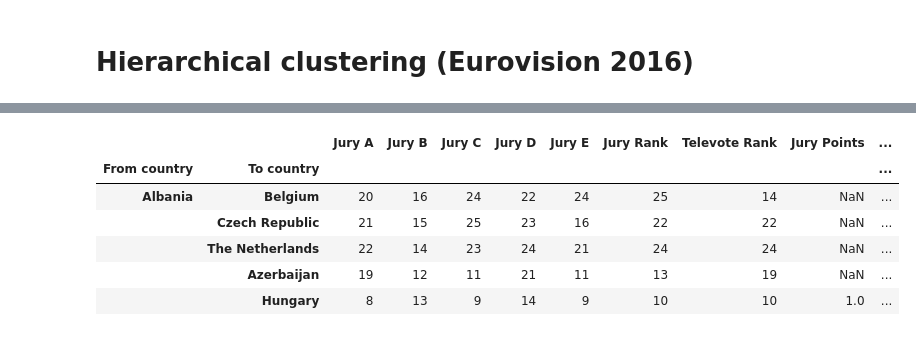
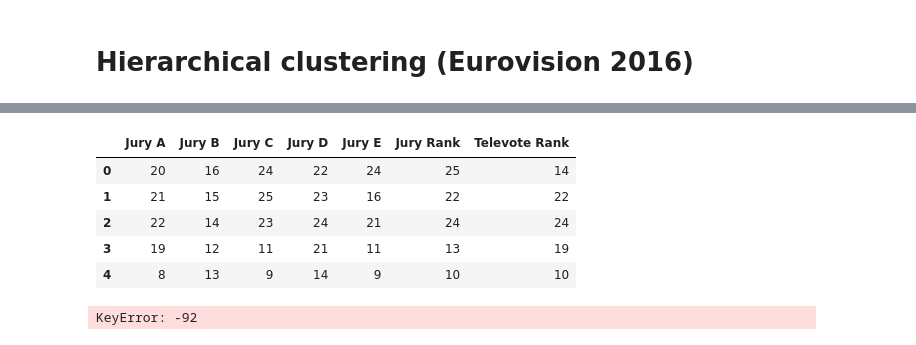
Before and after one commit to cnoza/DataAnalysis, a Jupyter notebook: _Projects/Eurovision/Hierarchies.ipynb, the cells around one changed output, grey strips where cells are left out. Drawn from its saved outputs; the diff is of its cells as text; code cells hidden in the pictures.

```diff
--- a/_Projects/Eurovision/Hierarchies.ipynb
+++ b/_Projects/Eurovision/Hierarchies.ipynb
@@ -3,4 +3,4 @@
 # %%
 import pandas as pd
 
-sample = pd.read_csv('eurovision-2016.csv', index_col=[0,1])
+df = pd.read_csv('eurovision-2016.csv')
@@ -6,0 +13,3 @@ sample = pd.read_csv('eurovision-2016.csv', index_col=[0,1])
+# %%
+samples = df.drop(['From country', 'To country','Jury Points','Televote Points'], axis=1)
+country_names = df['From country']
@@ -7,10 +31,9 @@ sample = pd.read_csv('eurovision-2016.csv', index_col=[0,1])
 # %%
-sample.head()
+samples.head()
 # %% [output]
-|  |  | Jury A | Jury B | Jury C | Jury D | Jury E | Jury Rank | Televote Rank | Jury Points | ... |
-| From country | To country |  |  |  |  |  |  |  |  | ... |
-| Albania | Belgium | 20 | 16 | 24 | 22 | 24 | 25 | 14 | NaN | ... |
-|  | Czech Republic | 21 | 15 | 25 | 23 | 16 | 22 | 22 | NaN | ... |
-|  | The Netherlands | 22 | 14 | 23 | 24 | 21 | 24 | 24 | NaN | ... |
-|  | Azerbaijan | 19 | 12 | 11 | 21 | 11 | 13 | 19 | NaN | ... |
-|  | Hungary | 8 | 13 | 9 | 14 | 9 | 10 | 10 | 1.0 | ... |
+|  | Jury A | Jury B | Jury C | Jury D | Jury E | Jury Rank | Televote Rank |
+| 0 | 20 | 16 | 24 | 22 | 24 | 25 | 14 |
+| 1 | 21 | 15 | 25 | 23 | 16 | 22 | 22 |
+| 2 | 22 | 14 | 23 | 24 | 21 | 24 | 24 |
+| 3 | 19 | 12 | 11 | 21 | 11 | 13 | 19 |
+| 4 | 8 | 13 | 9 | 14 | 9 | 10 | 10 |
@@ -20,4 +41,9 @@ sample = sample.dropna()
 import matplotlib.pyplot as plt
 from scipy.cluster.hierarchy import linkage, dendrogram
 
-mergins = linkage(sample, method='complete')
+mergings = linkage(samples, method='complete')
+
+dendrogram(mergings, labels=country_names, leaf_rotation=90, leaf_font_size=6)
+plt.show()
+# %% [output]
+KeyError: -92
```
Also changed, not shown: parts of 4 cells of this notebook, 2 other files.
